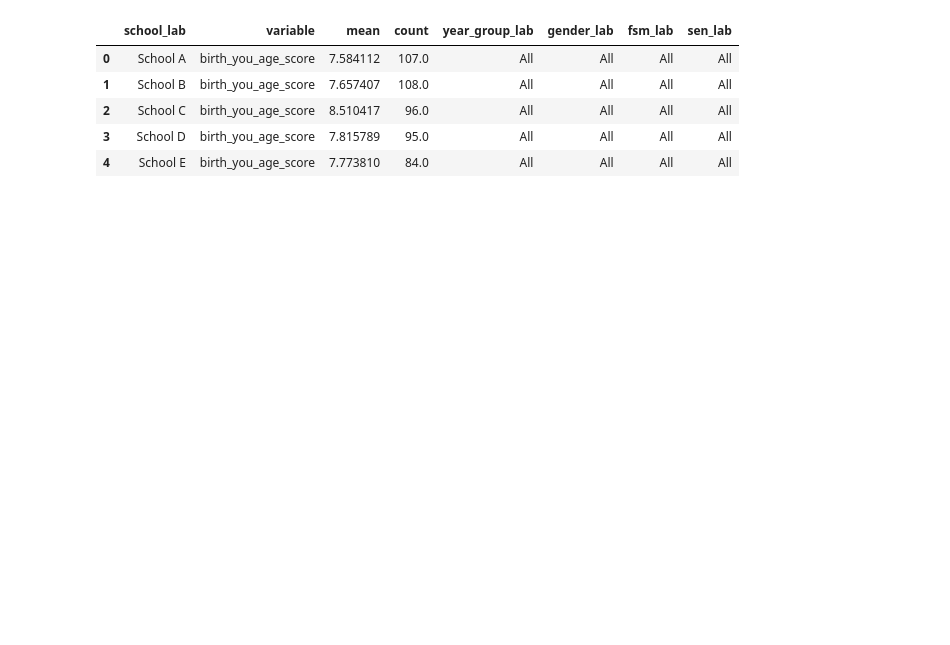
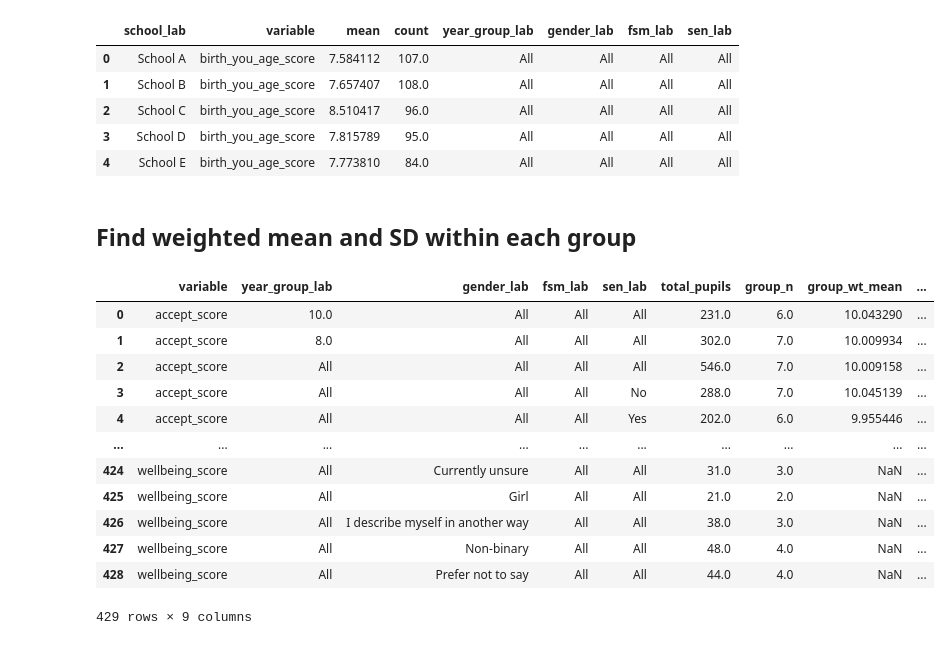
Before and after one commit to kailo-beewell/synthetic_standard_school_dashboards, a Jupyter notebook: create_and_process_data/3_rag_ratings.ipynb, the cells around one changed output. Saved outputs shown, nothing was run; the diff lists cells and outputs as text; code cells hidden in the pictures; blank space fills up the shorter version.

```diff
--- a/create_and_process_data/3_rag_ratings.ipynb
+++ b/create_and_process_data/3_rag_ratings.ipynb
@@ -32,3 +38,62 @@ data.head()
 | 2 | School C | birth_you_age_score | 8.510417 | 96.0 | All | All | All | All |
 | 3 | School D | birth_you_age_score | 7.815789 | 95.0 | All | All | All | All |
 | 4 | School E | birth_you_age_score | 7.773810 | 84.0 | All | All | All | All |
+# %% [markdown]
+## Find weighted mean and SD within each group
+# %%
+def descriptives(values, counts):
+    '''
+    Calculates:
+    * Total sample size (across the schools)
+    * Total number of groups without NaN (e.g. schools, areas) used in calc
+    * Weighted average of the means
+    * Standard deviation of the means
+    This normalises weights so they sum 1 (and so they can't all be 0).
+    It returns the biased variance and is like a weighted version of np.std().
+    For small samples, may want to alter to unbiased variance.
+    Based on: https://stackoverflow.com/questions/2413522/weighted-standard-deviation-in-numpy
+    Inputs:
+    - values - series, to calculate mean and std from
+    - counts - series, number of students, used to weight calculations
+    Output:
+    - result - series with each of the calculations (index is name of calc)
+    '''
+    # Total sample size
+    n_pupils = counts.sum(skipna=True)
+
+    # Total number of groups used in other calc - count number of non-NaN rows
+    n_groups = counts.count()
+
+    # Weighted mean
+    average = np.average(values, weights=counts)
+
+    # Weighted std
+    variance = np.average((values-average)**2, weights=counts)
+    std = math.sqrt(variance)
+
+    # Combine into a series
+    result = pd.Series(
+        [n_pupils, n_groups, average, std],
+        index=['total_pupils', 'group_n', 'group_wt_mean', 'group_wt_std'])
+    return(result)
+# %%
+groups = ['variable', 'year_group_lab', 'gender_lab', 'fsm_lab', 'sen_lab']
+wt_mean = (data
+           .groupby(groups)
+           .apply(lambda x: descriptives(x['mean'], x['count']))
+           .reset_index())
+wt_mean
+# %% [output]
+|  | variable | year_group_lab | gender_lab | fsm_lab | sen_lab | total_pupils | group_n | group_wt_mean | ... |
+| 0 | accept_score | 10.0 | All | All | All | 231.0 | 6.0 | 10.043290 | ... |
+| 1 | accept_score | 8.0 | All | All | All | 302.0 | 7.0 | 10.009934 | ... |
+| 2 | accept_score | All | All | All | All | 546.0 | 7.0 | 10.009158 | ... |
+| 3 | accept_score | All | All | All | No | 288.0 | 7.0 | 10.045139 | ... |
+| 4 | accept_score | All | All | All | Yes | 202.0 | 6.0 | 9.955446 | ... |
+| ... | ... | ... | ... | ... | ... | ... | ... | ... | ... |
+| 424 | wellbeing_score | All | Currently unsure | All | All | 31.0 | 3.0 | NaN | ... |
+| 425 | wellbeing_score | All | Girl | All | All | 21.0 | 2.0 | NaN | ... |
+| 426 | wellbeing_score | All | I describe myself in another way | All | All | 38.0 | 3.0 | NaN | ... |
+| 427 | wellbeing_score | All | Non-binary | All | All | 48.0 | 4.0 | NaN | ... |
+| 428 | wellbeing_score | All | Prefer not to say | All | All | 44.0 | 4.0 | NaN | ... |
+429 rows × 9 columns
```
Also changed, not shown: parts of 30 cells of this notebook, 1 other file.
